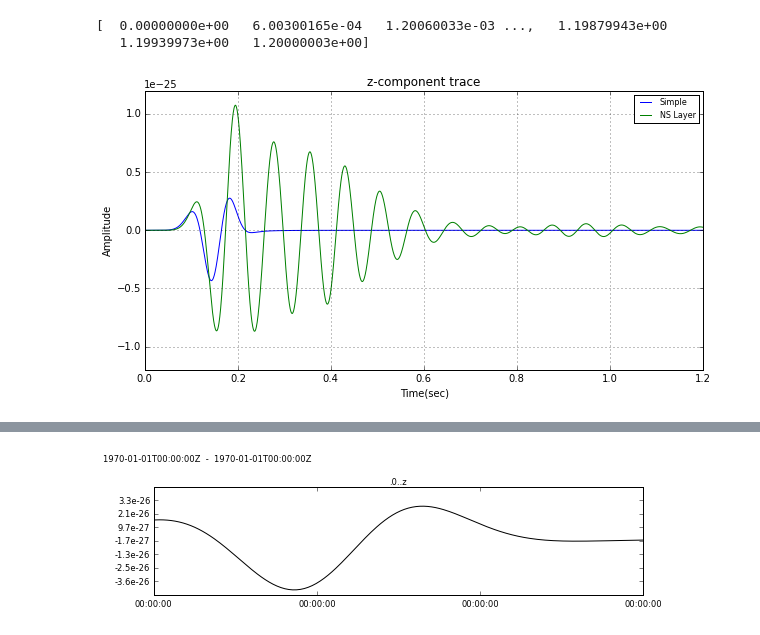
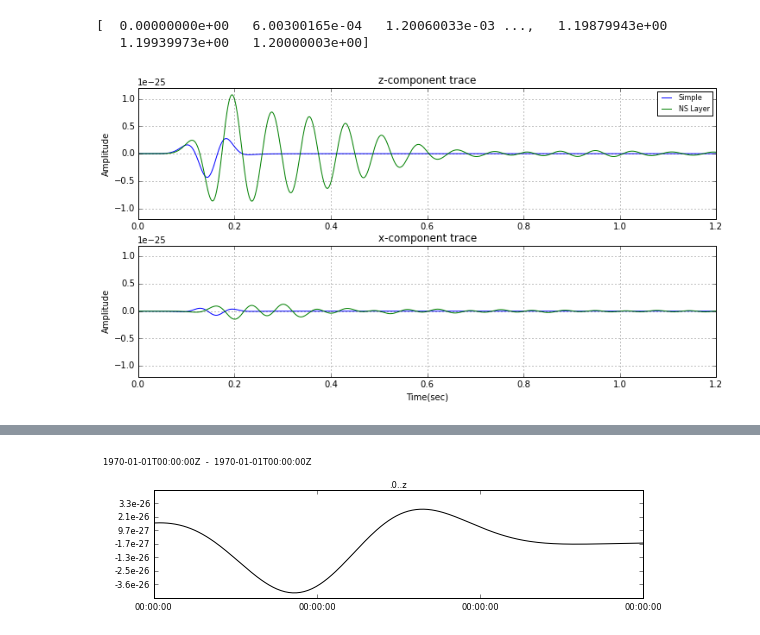
Before and after one commit to AntonyButcher/Near_surface, a Jupyter notebook: Model1_080115.ipynb, the cells around one changed output, grey strips where cells are left out. Saved outputs shown, nothing was run; the diff lists cells and outputs as text; code cells hidden in the pictures.

```diff
--- a/Model1_080115.ipynb
+++ b/Model1_080115.ipynb
@@ -75,8 +75,8 @@ def ratio(spec1,spec2):
 
     return ratio
 # %%
-stz = read('*.z',format='SAC')
-stx = read('*.x',format='SAC')
+stz = read('*_1.z',format='SAC')
+stx = read('*_1.x',format='SAC')
 # %%
 print stz
 print stx
@@ -103,17 +103,29 @@ print time_axis
 [  0.00000000e+00   6.00300165e-04   1.20060033e-03 ...,   1.19879943e+00
    1.19939973e+00   1.20000003e+00]
 # %%
-plt.figure(figsize=[10,5])
-plt.grid()
+plt.figure(figsize=[12,6])
+
+plt.subplot(212)
 plt.ylim([-1.2e-25,1.2e-25])
 plt.xlim([0,end])
+plt.grid()
+plt.title('x-component trace')
+plt.ylabel('Amplitude')
+plt.xlabel('Time(sec)')
+plt.plot(time_axis,stx[1].data,label='Simple')
+plt.plot(time_axis,stx[0].data,label='NS Layer')
+
+plt.subplot(211)
+plt.ylim([-1.2e-25,1.2e-25])
+plt.xlim([0,end])
+plt.grid()
 plt.title('z-component trace')
 plt.ylabel('Amplitude')
-plt.xlabel('Time(sec)')
+#plt.xlabel('Time(sec)')
 plt.plot(time_axis,stz[1].data,label='Simple')
 plt.plot(time_axis,stz[0].data,label='NS Layer')
 plt.legend(fontsize=8)
 plt.savefig('foo.pdf')
 plt.show()
 # %% [output]
-[figure, old version]
+[figure, new version]
```
Also changed, not shown: parts of 6 cells of this notebook, 15 other files.
